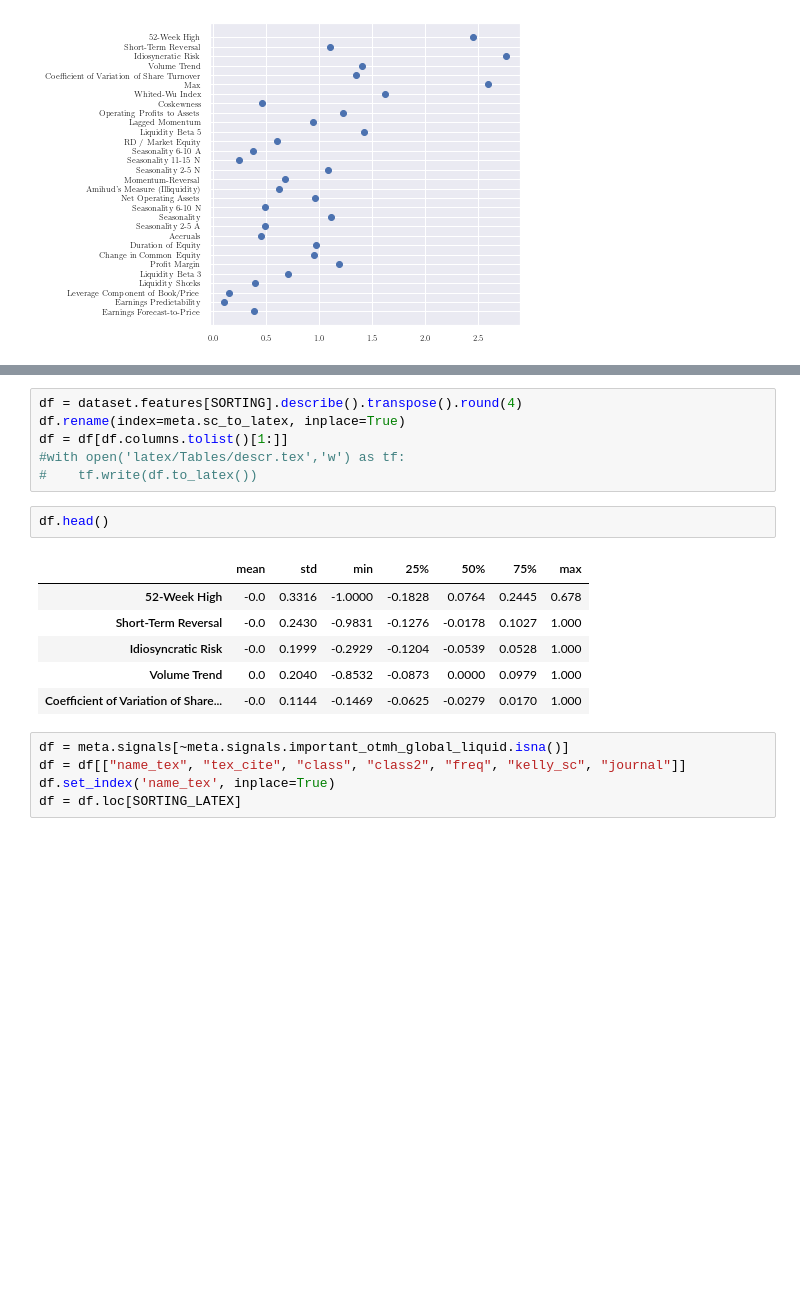
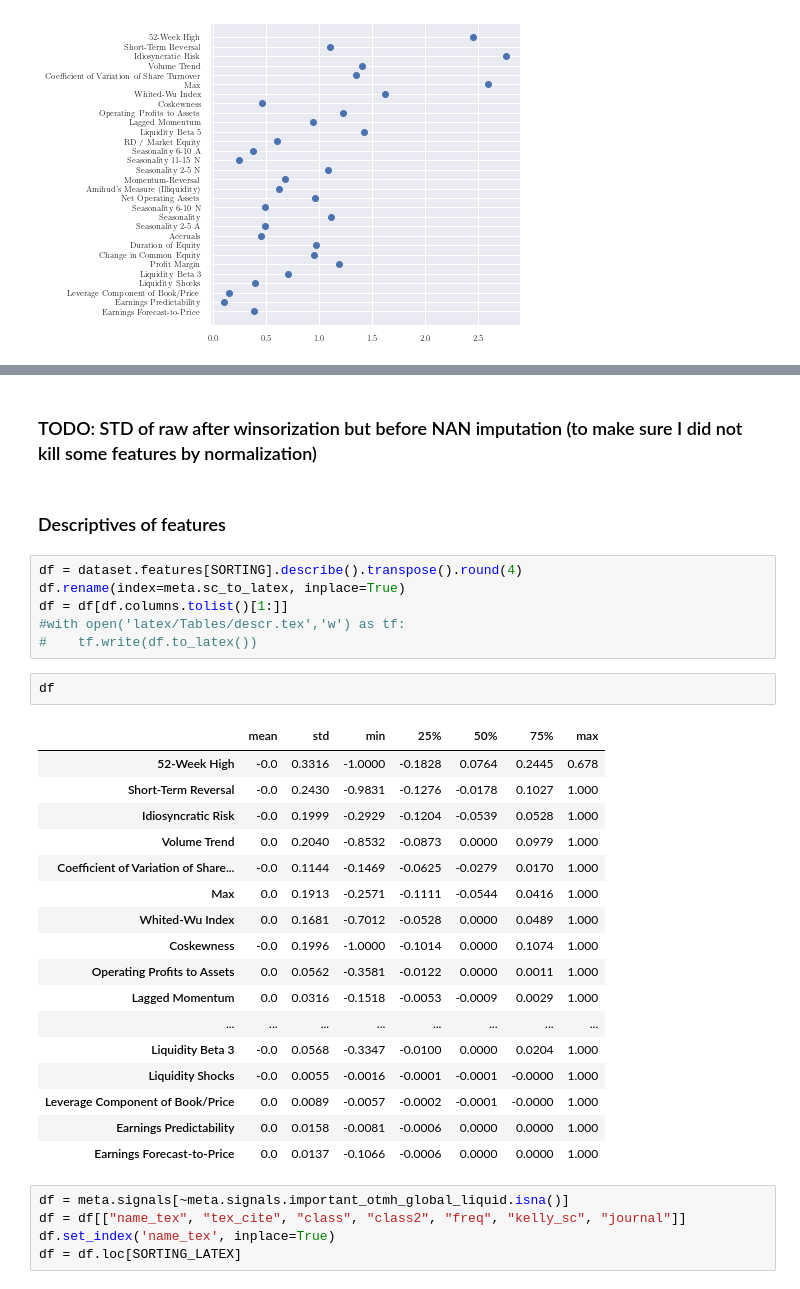
Before and after one commit to karolinachalupova/DiplomaThesis, a Jupyter notebook: results_plots.ipynb, the cells around one changed output, grey strips where cells are left out. Drawn from its saved outputs; the diff is of its cells as text; blank space fills up the shorter version.

```diff
--- a/results_plots.ipynb
+++ b/results_plots.ipynb
@@ -534,3 +586,7 @@ fig.fit(square=True)
+# %% [markdown]
+### TODO: STD of raw after winsorization but before NAN imputation (to make sure I did not kill some features by normalization)
+# %% [markdown]
+### Descriptives of features
 # %%
 df = dataset.features[SORTING].describe().transpose().round(4)
 df.rename(index=meta.sc_to_latex, inplace=True)
@@ -538,14 +594,25 @@ df = df[df.columns.tolist()[1:]]
 #with open('latex/Tables/descr.tex','w') as tf:
 #    tf.write(df.to_latex())
 # %%
-df.head()
+df
 # %% [output]
 |  | mean | std | min | 25% | 50% | 75% | max |
 | 52-Week High | -0.0 | 0.3316 | -1.0000 | -0.1828 | 0.0764 | 0.2445 | 0.678 |
 | Short-Term Reversal | -0.0 | 0.2430 | -0.9831 | -0.1276 | -0.0178 | 0.1027 | 1.000 |
 | Idiosyncratic Risk | -0.0 | 0.1999 | -0.2929 | -0.1204 | -0.0539 | 0.0528 | 1.000 |
 | Volume Trend | 0.0 | 0.2040 | -0.8532 | -0.0873 | 0.0000 | 0.0979 | 1.000 |
 | Coefficient of Variation of Share... | -0.0 | 0.1144 | -0.1469 | -0.0625 | -0.0279 | 0.0170 | 1.000 |
+| Max | 0.0 | 0.1913 | -0.2571 | -0.1111 | -0.0544 | 0.0416 | 1.000 |
+| Whited-Wu Index | 0.0 | 0.1681 | -0.7012 | -0.0528 | 0.0000 | 0.0489 | 1.000 |
+| Coskewness | -0.0 | 0.1996 | -1.0000 | -0.1014 | 0.0000 | 0.1074 | 1.000 |
+| Operating Profits to Assets | 0.0 | 0.0562 | -0.3581 | -0.0122 | 0.0000 | 0.0011 | 1.000 |
+| Lagged Momentum | 0.0 | 0.0316 | -0.1518 | -0.0053 | -0.0009 | 0.0029 | 1.000 |
+| ... | ... | ... | ... | ... | ... | ... | ... |
+| Liquidity Beta 3 | -0.0 | 0.0568 | -0.3347 | -0.0100 | 0.0000 | 0.0204 | 1.000 |
+| Liquidity Shocks | -0.0 | 0.0055 | -0.0016 | -0.0001 | -0.0001 | -0.0000 | 1.000 |
+| Leverage Component of Book/Price | 0.0 | 0.0089 | -0.0057 | -0.0002 | -0.0001 | -0.0000 | 1.000 |
+| Earnings Predictability | 0.0 | 0.0158 | -0.0081 | -0.0006 | 0.0000 | 0.0000 | 1.000 |
+| Earnings Forecast-to-Price | 0.0 | 0.0137 | -0.1066 | -0.0006 | 0.0000 | 0.0000 | 1.000 |
 # %%
 df = meta.signals[~meta.signals.important_otmh_global_liquid.isna()]
 df = df[["name_tex", "tex_cite", "class", "class2", "freq", "kelly_sc", "journal"]]
```
Also changed, not shown: parts of 13 cells of this notebook.
